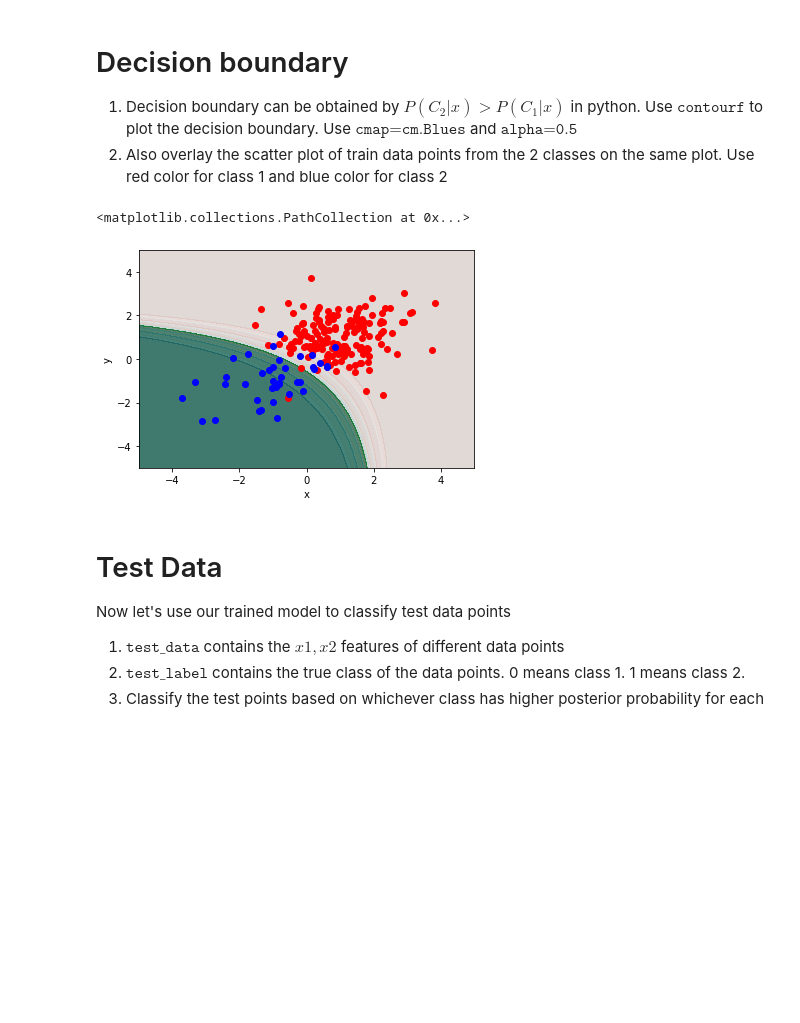
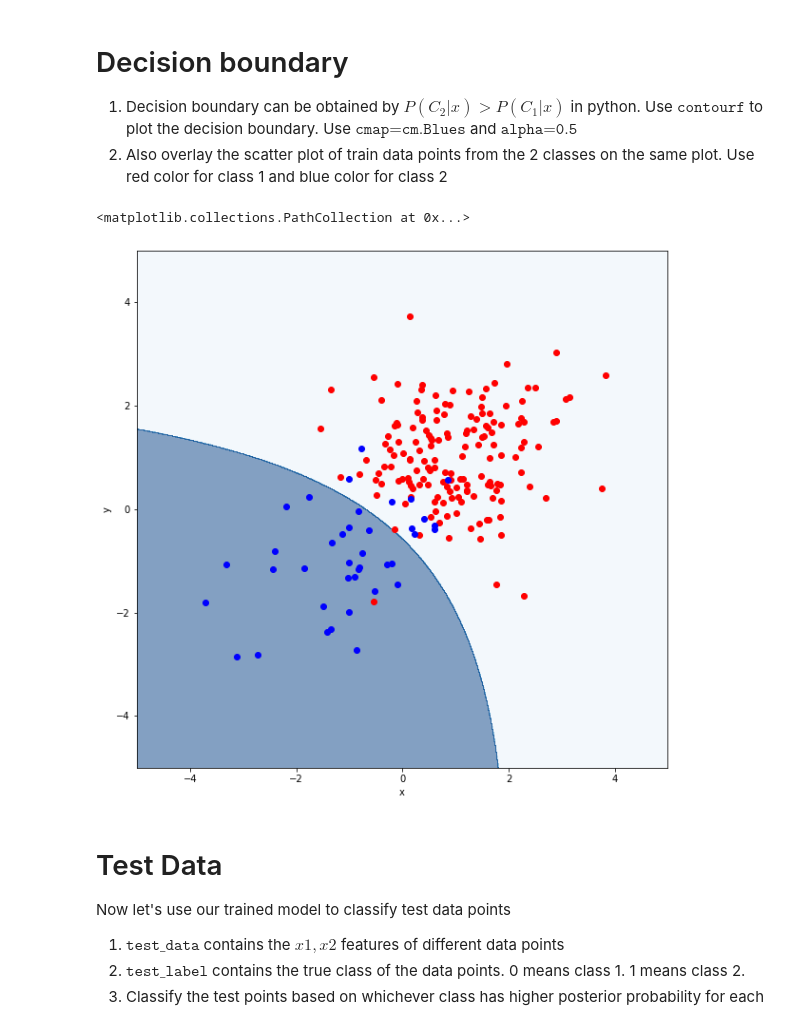
Before and after one commit to NehaNeha417/ML_SHALA, a Jupyter notebook: final Assignment3-ML.ipynb, the cells around one changed output. Drawn from its saved outputs; the diff is of its cells as text; code cells hidden in the pictures; blank space fills up the shorter version.

```diff
--- a/final Assignment3-ML.ipynb
+++ b/final Assignment3-ML.ipynb
@@ -190,17 +196,19 @@ Text(0, 0.5, 'y')
 1. Decision boundary can be obtained by $P(C_2|x)>P(C_1|x)$ in python. Use $\texttt{contourf}$ to plot the decision boundary. Use $\texttt{cmap=cm.Blues}$ and $\texttt{alpha=0.5}$
 1. Also overlay the scatter plot of train data points from the 2 classes on the same plot. Use red color for class 1 and blue color for class 2
 # %%
+plt.figure(figsize=(10,10))
 DB = p2>p1
-plt.contourf(x, y, p1, cmap=cm.Reds,alpha=0.5)
-plt.contourf(x, y, p2, cmap=cm.Blues,alpha=0.5)
-plt.contourf(x, y, DB, cmap=cm.Greens,alpha=0.5)
+plt.contourf(x, y, DB, cmap=cm.Blues,alpha=0.5)
+#plt.contourf(x, y, p1, cmap=cm.Reds,alpha=0.5)
+#plt.contourf(x, y, p2, cmap=cm.Blues,alpha=0.5)
+#plt.contourf(x, y, DB, cmap=cm.Greens,alpha=0.5)
 plt.xlabel('x')
 plt.ylabel('y')
 plt.scatter(x1,x2,color='red')
 plt.scatter(x3,x4,color='blue')
 # %% [output]
 <matplotlib.collections.PathCollection at 0x...>
-[figure, old version]
+[figure, new version]
 # %% [markdown]
 # Test Data
 Now let's use our trained model to classify test data points
```
Also changed, not shown: parts of 4 cells of this notebook.
